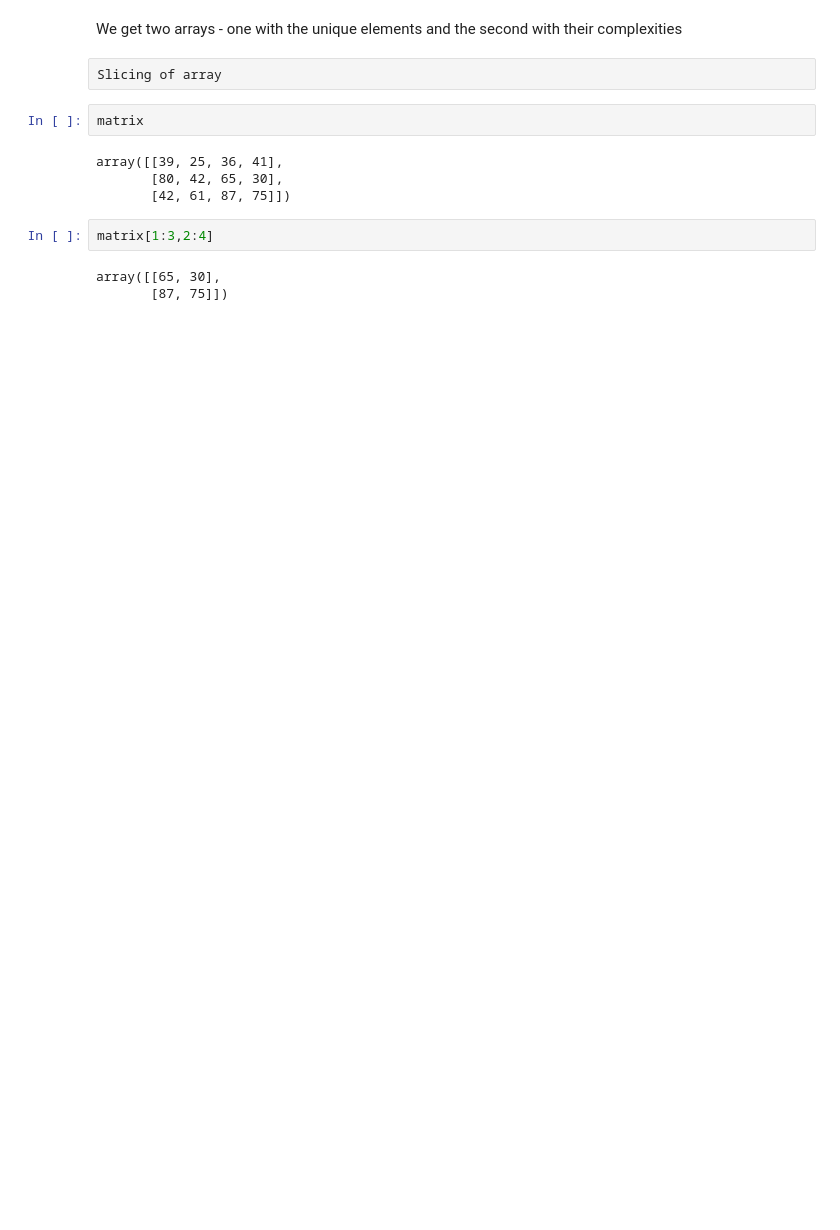
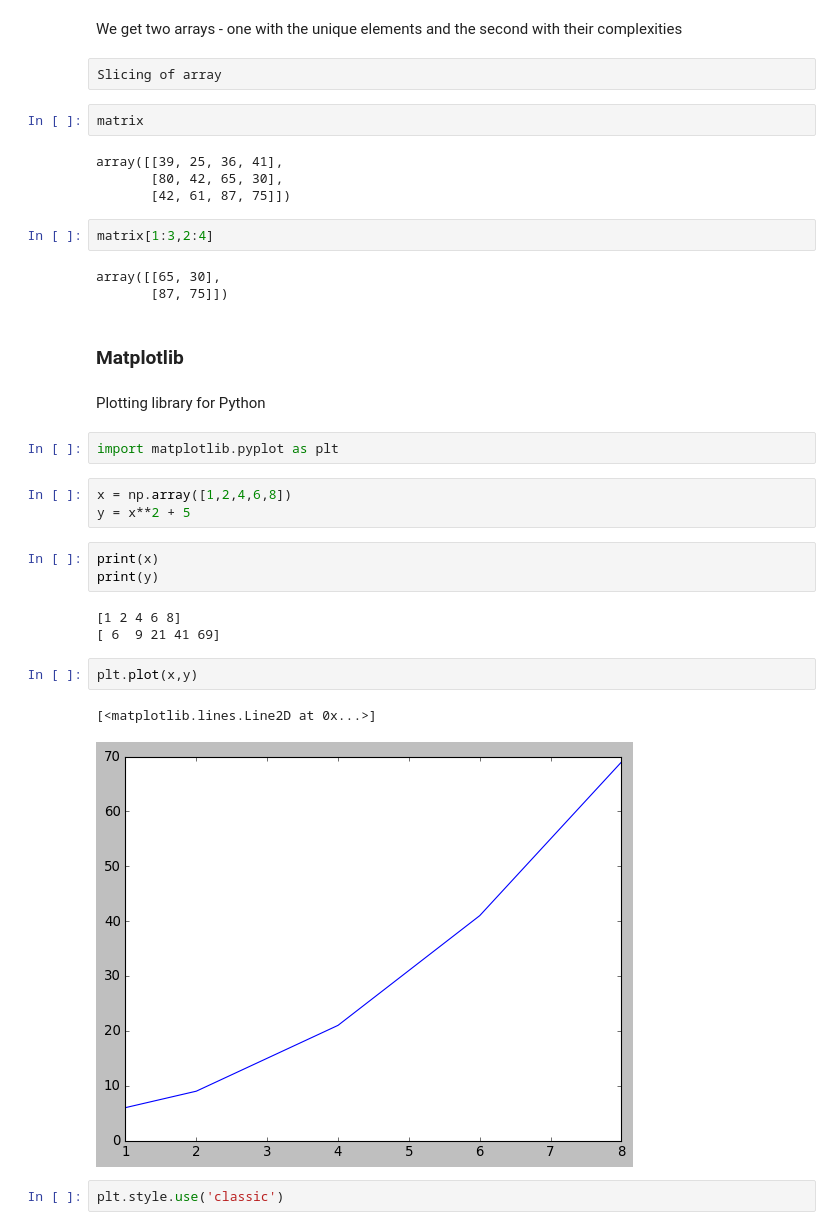
Before and after one commit to vermakhushboo/Machine-Learning-Basics, a Jupyter notebook: Python Libraries.ipynb, the cells around one changed output. Drawn from its saved outputs; the diff is of its cells as text; blank space fills up the shorter version.

Commit message:
Added Matplotlib

```diff
--- a/Python Libraries.ipynb
+++ b/Python Libraries.ipynb
@@ -88,3 +88,25 @@ matrix[1:3,2:4]
 # %% [output]
 array([[65, 30],
        [87, 75]])
+# %% [markdown]
+### Matplotlib
+# %% [markdown]
+Plotting library for Python
+# %%
+import matplotlib.pyplot as plt
+# %%
+x = np.array([1,2,4,6,8])
+y = x**2 + 5
+# %%
+print(x)
+print(y)
+# %% [output]
+[1 2 4 6 8]
+[ 6  9 21 41 69]
+# %%
+plt.plot(x,y)
+# %% [output]
+[<matplotlib.lines.Line2D at 0x...>]
+[figure, added]
+# %%
+plt.style.use('classic')
```
Also changed, not shown: parts of 4 cells of this notebook.
